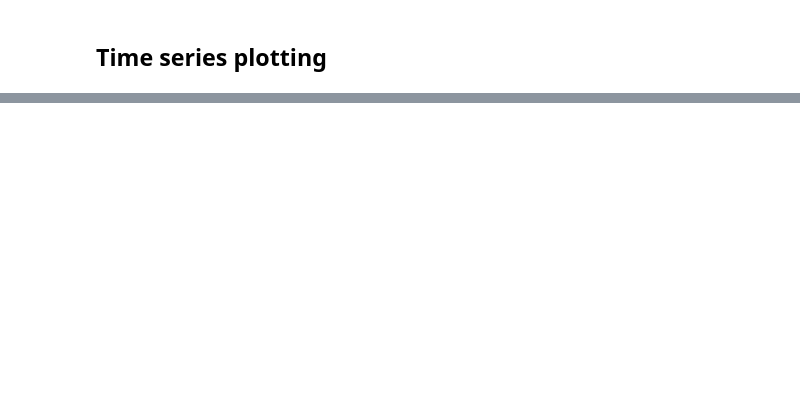
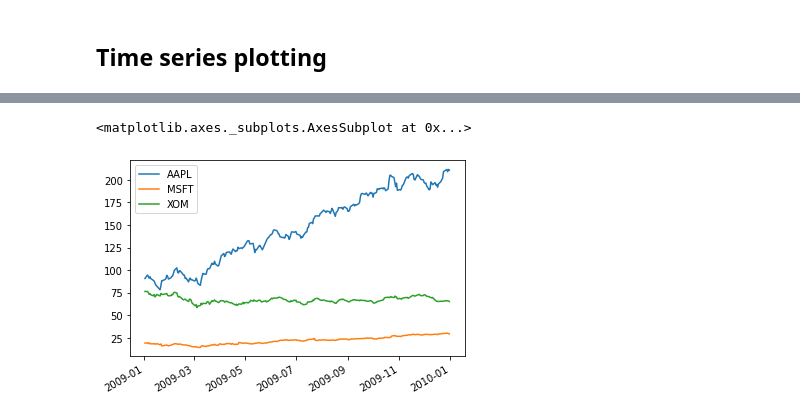
Before and after one commit to OleksiiF/data_analysis, a Jupyter notebook: src/date_time.ipynb, the cells around one changed output, grey strips where cells are left out. Saved outputs shown, nothing was run; the diff lists cells and outputs as text; code cells hidden in the pictures; blank space fills up the shorter version.

```diff
--- a/src/date_time.ipynb
+++ b/src/date_time.ipynb
@@ -787,9 +969,7 @@ annual_frame.resample('Q-MAR', fill_method='ffill')
 # %% [markdown]
 ## Time series plotting
 # %%
-close_px_all = pd.read_csv('ch09/stock_px.csv', parse_dates=True, index_col=0)
+close_px_all = pd.read_csv('data/agg_group/stock_px.csv', parse_dates=True, index_col=0)
 close_px = close_px_all[['AAPL', 'MSFT', 'XOM']]
-close_px = close_px.resample('B', fill_method='ffill')
-close_px.info()
 # %%
 close_px['AAPL'].plot()
@@ -796,3 +979,6 @@ close_px['AAPL'].plot()
 # %%
-close_px.ix['2009'].plot()
+close_px.loc['2009'].plot()
+# %% [output]
+<matplotlib.axes._subplots.AxesSubplot at 0x...>
+[figure, added]
 # %%
```
Also changed, not shown: parts of 131 cells of this notebook.
